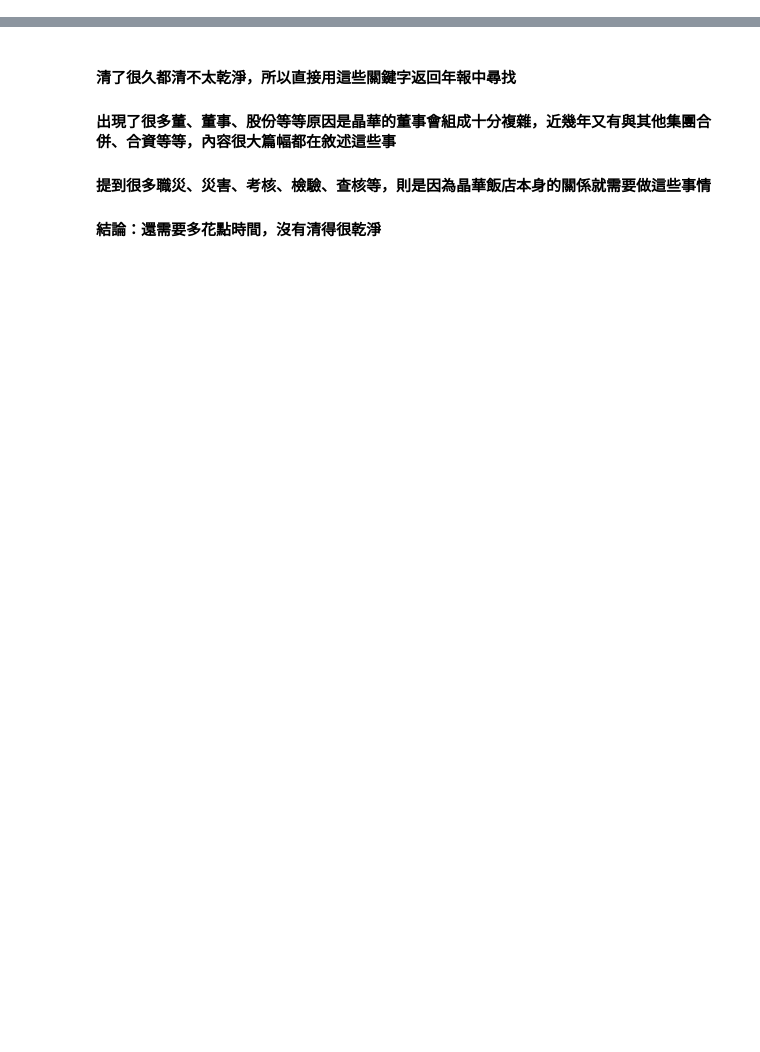
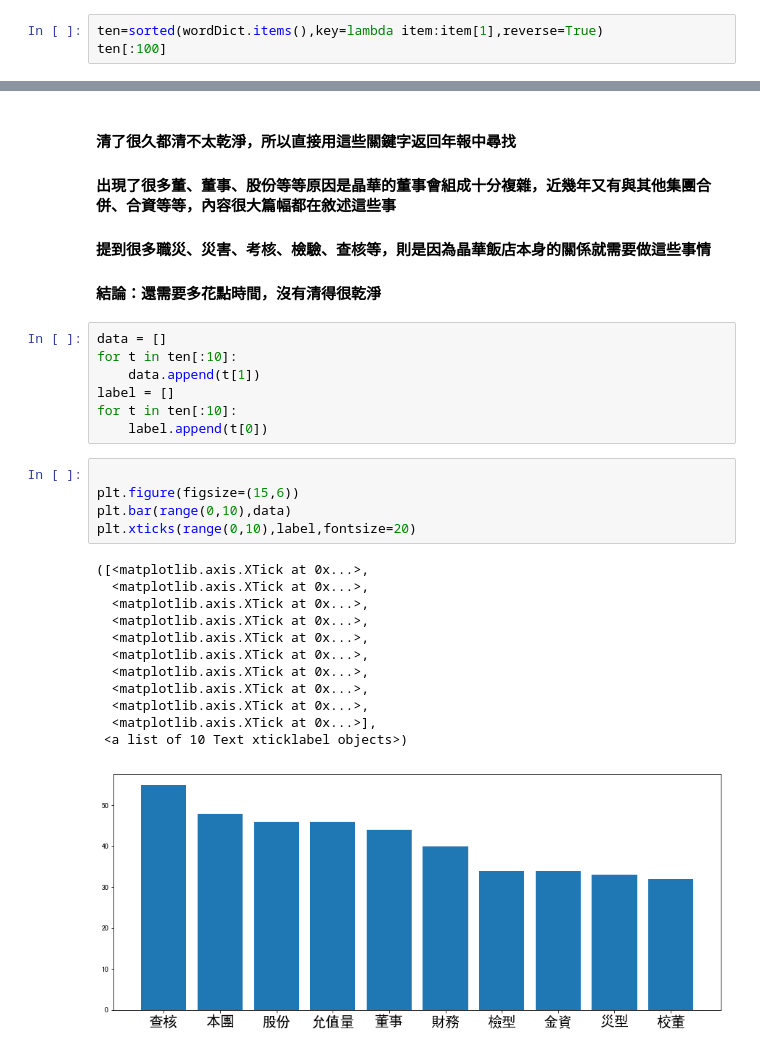
Before and after one commit to suffermingml/csxproject, a Jupyter notebook: week_4/Week4_2707_Exemple.ipynb, the cells around one changed output, grey strips where cells are left out. Drawn from its saved outputs; the diff is of its cells as text; blank space fills up the shorter version.

```diff
--- a/week_4/Week4_2707_Exemple.ipynb
+++ b/week_4/Week4_2707_Exemple.ipynb
@@ -147,0 +157,3 @@ ValueError: If using all scalar values, you must pass an index
+# %%
+ten=sorted(wordDict.items(),key=lambda item:item[1],reverse=True)
+ten[:100]
@@ -158,3 +188,28 @@ plt.imshow(wordcloud)
 #### 出現了很多董、董事、股份等等原因是晶華的董事會組成十分複雜，近幾年又有與其他集團合併、合資等等，內容很大篇幅都在敘述這些事
 #### 提到很多職災、災害、考核、檢驗、查核等，則是因為晶華飯店本身的關係就需要做這些事情
 #### 結論：還需要多花點時間，沒有清得很乾淨
+# %%
+data = []
+for t in ten[:10]:
+    data.append(t[1])
+label = []
+for t in ten[:10]:
+    label.append(t[0])
+# %%
+
+plt.figure(figsize=(15,6))
+plt.bar(range(0,10),data)
+plt.xticks(range(0,10),label,fontsize=20)
+# %% [output]
+([<matplotlib.axis.XTick at 0x...>,
+  <matplotlib.axis.XTick at 0x...>,
+  <matplotlib.axis.XTick at 0x...>,
+  <matplotlib.axis.XTick at 0x...>,
+  <matplotlib.axis.XTick at 0x...>,
+  <matplotlib.axis.XTick at 0x...>,
+  <matplotlib.axis.XTick at 0x...>,
+  <matplotlib.axis.XTick at 0x...>,
+  <matplotlib.axis.XTick at 0x...>,
+  <matplotlib.axis.XTick at 0x...>],
+ <a list of 10 Text xticklabel objects>)
+[figure, added]
```
Also changed, not shown: parts of 14 cells of this notebook.
